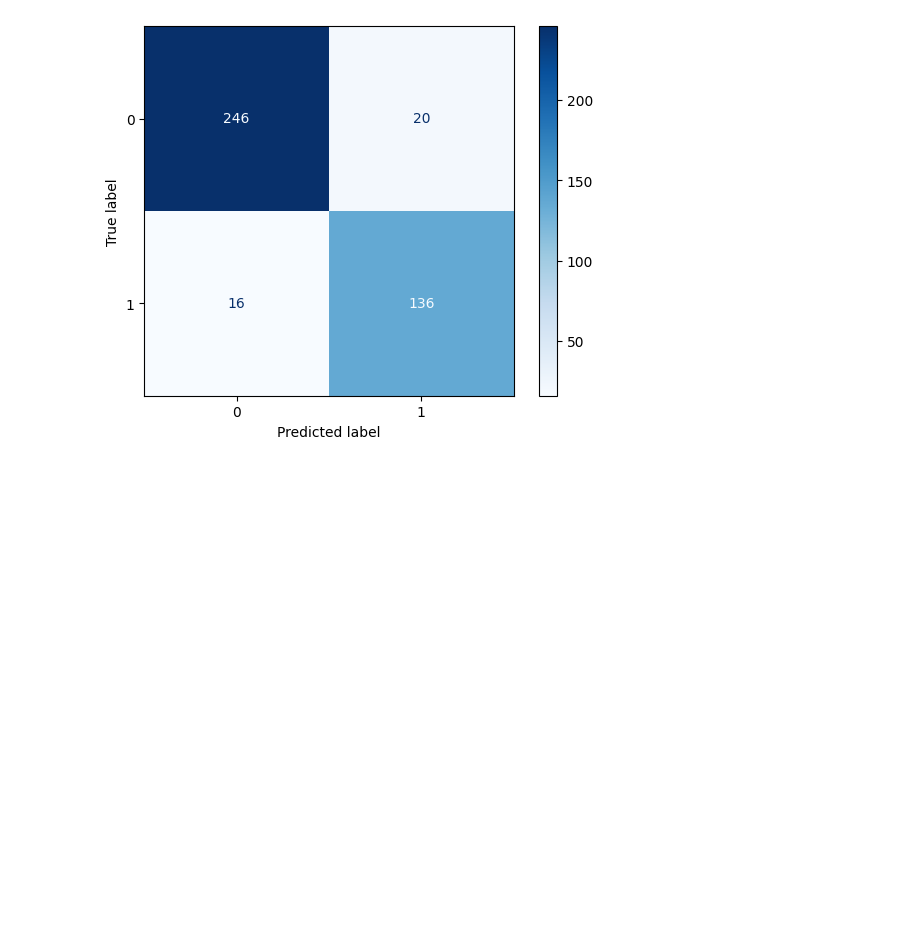
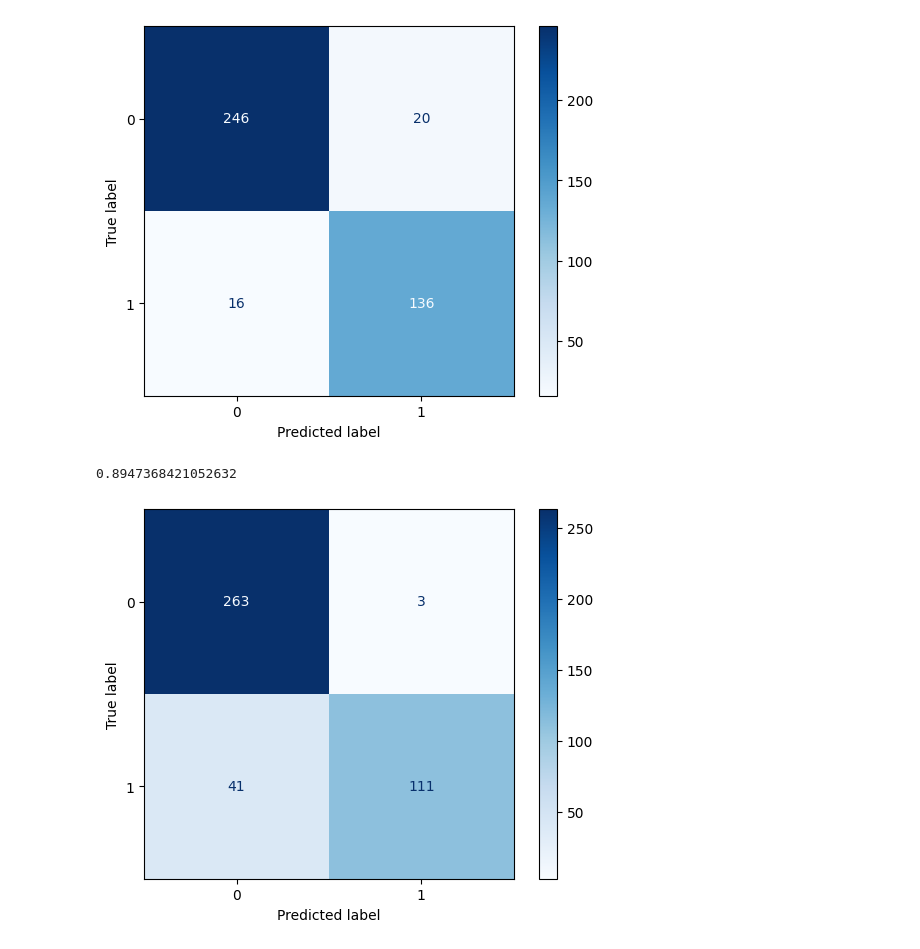
Before and after one commit to mahmoud123m/Titanic, a Jupyter notebook: svm & knn task 5.ipynb, the cells around one changed output. Cells and saved outputs as stored; diff of their text form; code cells hidden in the pictures; blank space fills up the shorter version.

```diff
--- a/svm & knn task 5.ipynb
+++ b/svm & knn task 5.ipynb
@@ -338,3 +304,15 @@ plt.show()
 # %% [output]
 0.9138755980861244
 [figure]
+# %%
+model=SVC()
+model.fit(X_train_scaled,y_train)
+
+pred=model.predict(X_test_scaled)
+print(accuracy_score(pred,y_test))
+
+disp = ConfusionMatrixDisplay.from_predictions(y_test, pred, cmap='Blues')
+plt.show()
+# %% [output]
+0.8947368421052632
+[figure, added]
```
Also changed, not shown: parts of 3 cells of this notebook.
